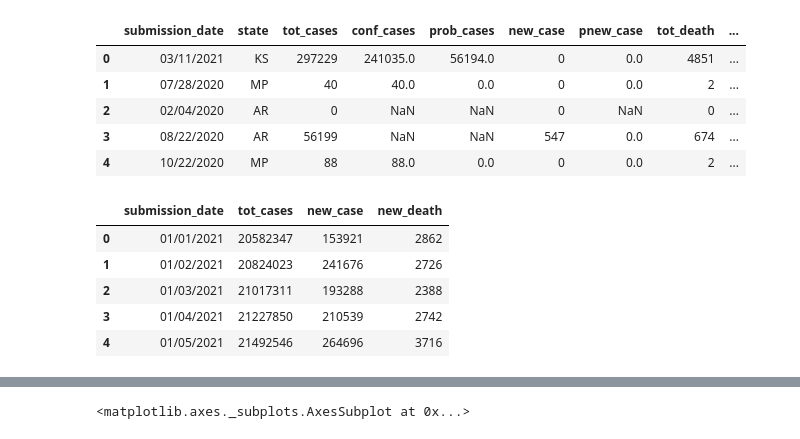
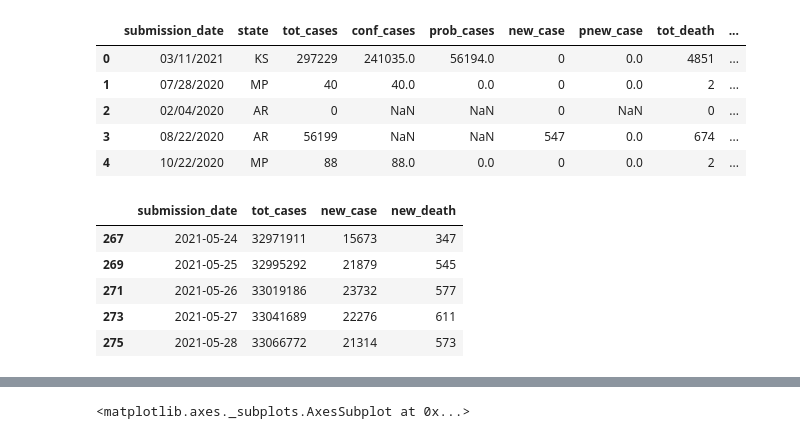
Before and after one commit to 889884m/USA_covid19_data_analysis_531, a Jupyter notebook: COVID_in_the_US.ipynb, the cells around one changed output, grey strips where cells are left out. Cells and saved outputs as stored; diff of their text form; code cells hidden in the pictures.

```diff
--- a/COVID_in_the_US.ipynb
+++ b/COVID_in_the_US.ipynb
@@ -105,12 +91,12 @@ total_case_time = cd_bystate.groupby('submission_date')[['tot_cases', 'new_case'
 # %%
-total_case_time.head()
+total_case_time.tail()
 # %% [output]
 |  | submission_date | tot_cases | new_case | new_death |
-| 0 | 01/01/2021 | 20582347 | 153921 | 2862 |
-| 1 | 01/02/2021 | 20824023 | 241676 | 2726 |
-| 2 | 01/03/2021 | 21017311 | 193288 | 2388 |
-| 3 | 01/04/2021 | 21227850 | 210539 | 2742 |
-| 4 | 01/05/2021 | 21492546 | 264696 | 3716 |
+| 267 | 2021-05-24 | 32971911 | 15673 | 347 |
+| 269 | 2021-05-25 | 32995292 | 21879 | 545 |
+| 271 | 2021-05-26 | 33019186 | 23732 | 577 |
+| 273 | 2021-05-27 | 33041689 | 22276 | 611 |
+| 275 | 2021-05-28 | 33066772 | 21314 | 573 |
 # %%
 base = alt.Chart(total_case_time).encode(
     alt.X('submission_date:T', axis=alt.Axis(title=None))
```
Also changed, not shown: parts of 15 cells of this notebook.
